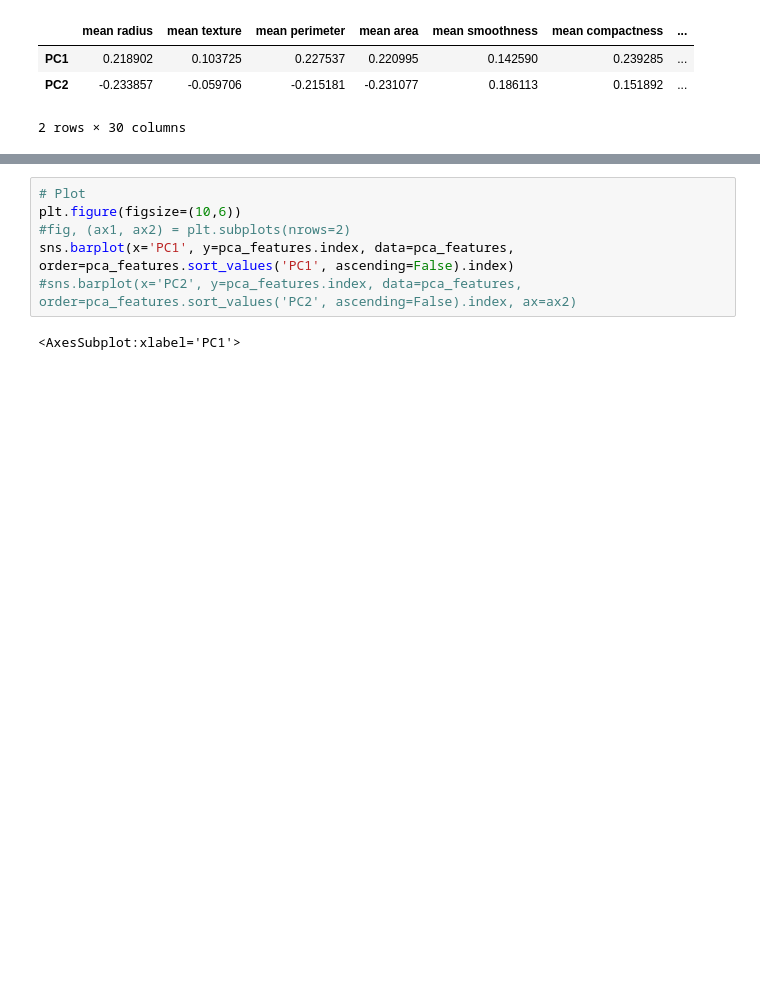
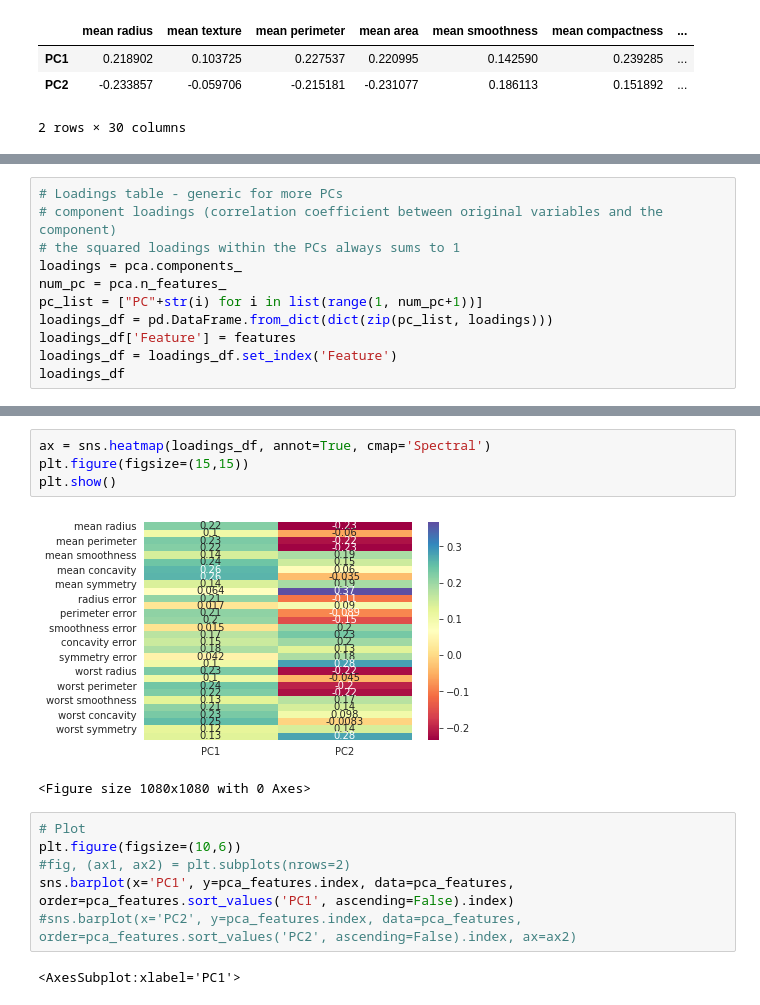
Before and after one commit to alexjj/pca, a Jupyter notebook: pca.ipynb, the cells around one changed output, grey strips where cells are left out. Saved outputs shown, nothing was run; the diff lists cells and outputs as text; blank space fills up the shorter version.

```diff
--- a/pca.ipynb
+++ b/pca.ipynb
@@ -150,3 +157,14 @@ pca_features
 | worst concave points | 0.250886 | -0.008257 |
 | worst symmetry | 0.122905 | 0.141883 |
 | worst fractal dimension | 0.131784 | 0.275339 |
+# %%
+# Loadings table - generic for more PCs
+# component loadings (correlation coefficient between original variables and the component)
+# the squared loadings within the PCs always sums to 1
+loadings = pca.components_
+num_pc = pca.n_features_
+pc_list = ["PC"+str(i) for i in list(range(1, num_pc+1))]
+loadings_df = pd.DataFrame.from_dict(dict(zip(pc_list, loadings)))
+loadings_df['Feature'] = features
+loadings_df = loadings_df.set_index('Feature')
+loadings_df
@@ -153,3 +190,10 @@ pca_features
+# %%
+ax = sns.heatmap(loadings_df, annot=True, cmap='Spectral')
+plt.figure(figsize=(15,15))
+plt.show()
+# %% [output]
+[figure, added]
+<Figure size 1080x1080 with 0 Axes>
 # %%
 # Plot
 plt.figure(figsize=(10,6))
```
Also changed, not shown: parts of 7 cells of this notebook.
